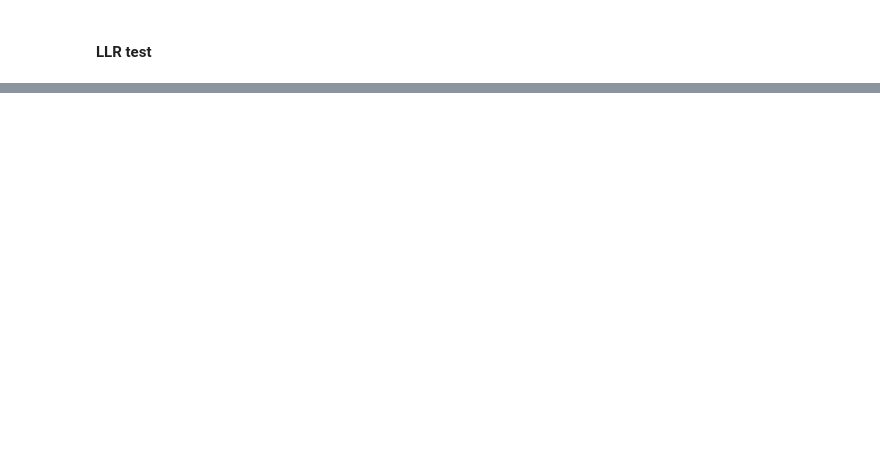
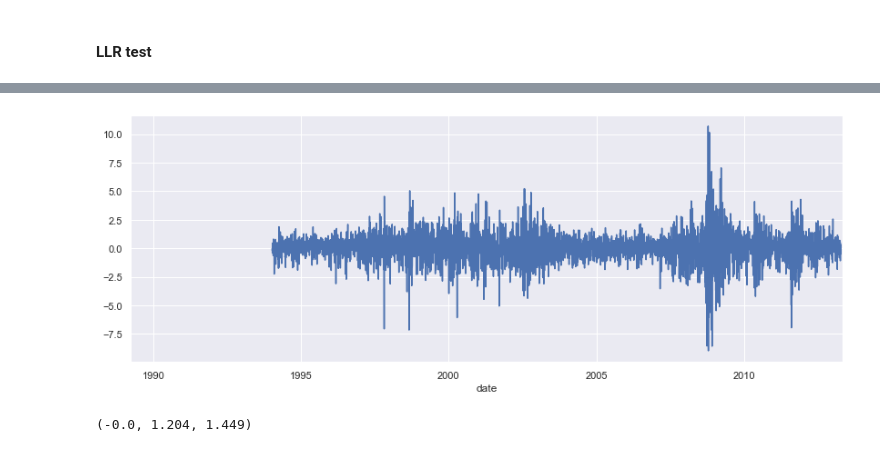
Before and after one commit to Dnbg1982/Practice-Projects, a Jupyter notebook: Practice Notebooks/Time_series.ipynb, the cells around one changed output, grey strips where cells are left out. Cells and saved outputs as stored; diff of their text form; code cells hidden in the pictures; blank space fills up the shorter version.

```diff
--- a/Practice Notebooks/Time_series.ipynb
+++ b/Practice Notebooks/Time_series.ipynb
@@ -371,0 +523,4 @@ sts.adfuller(data.Market_Value)
+# %%
+model_ret_ma_8 = ARIMA(data.returns_spx[1:], order=(0,0,8))
+results_ret_ma_8 = model_ret_ma_8.fit()
+results_ret_ma_8.summary()
@@ -371,0 +574,11 @@ sts.adfuller(data.Market_Value)
+# %%
+data['res_ret_ma_8'] = results_ret_ma_8.resid[1:]
+data['res_ret_ma_8'].plot(figsize=(14,5))
+plt.xlim(len(data.res_ret_ma_8), 11300)
+plt.show()
+# %% [output]
+[figure, added]
+# %%
+round(data.res_ret_ma_8.mean(),3), round(data.res_ret_ma_8.std(),3), round(data.res_ret_ma_8.var(),3)
+# %% [output]
+(-0.0, 1.204, 1.449)
```
Also changed, not shown: parts of 49 cells of this notebook.
